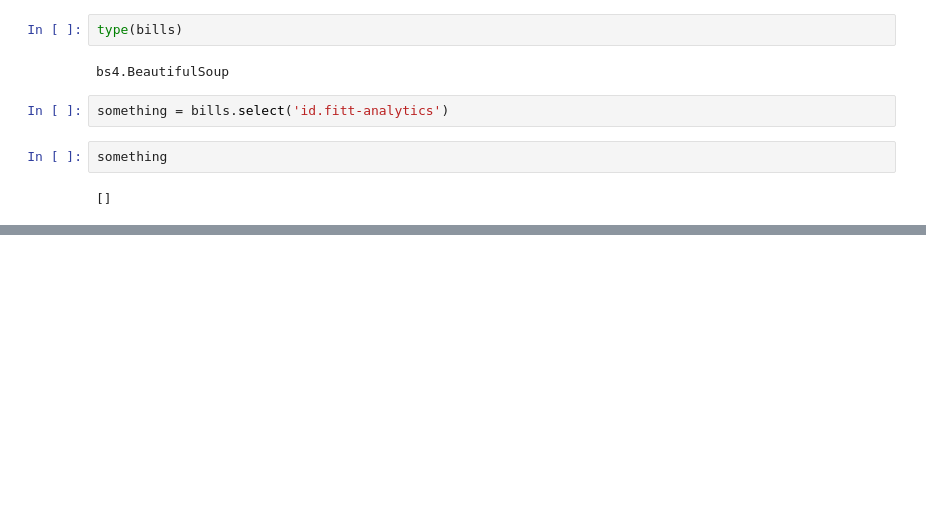
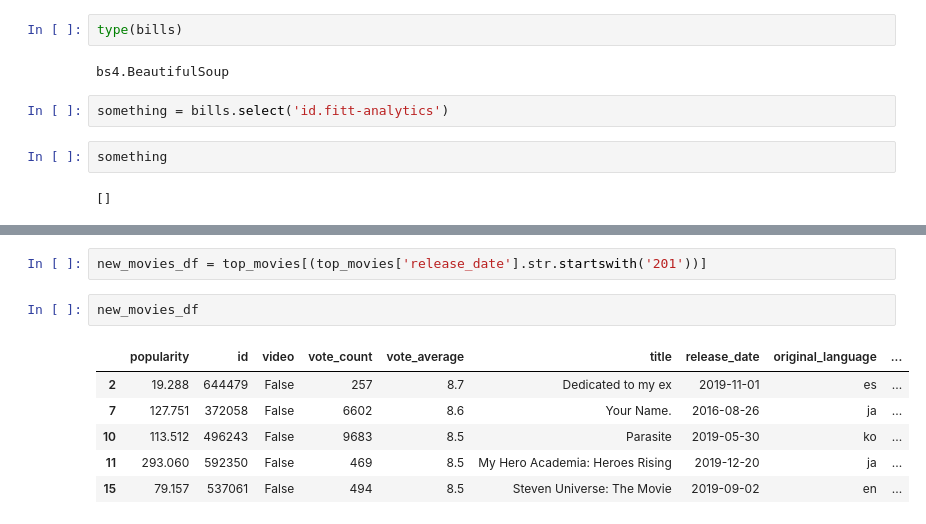
Before and after one commit to alieubaldeh1/Movies_Recomendations, a Jupyter notebook: draft.py.ipynb, the cells around one changed output, grey strips where cells are left out. Saved outputs shown, nothing was run; the diff lists cells and outputs as text; blank space fills up the shorter version.

```diff
--- a/draft.py.ipynb
+++ b/draft.py.ipynb
@@ -125,0 +300,11 @@ something
+# %%
+new_movies_df = top_movies[(top_movies['release_date'].str.startswith('201'))]
+# %%
+new_movies_df
+# %% [output]
+|  | popularity | id | video | vote_count | vote_average | title | release_date | original_language | ... |
+| 2 | 19.288 | 644479 | False | 257 | 8.7 | Dedicated to my ex | 2019-11-01 | es | ... |
+| 7 | 127.751 | 372058 | False | 6602 | 8.6 | Your Name. | 2016-08-26 | ja | ... |
+| 10 | 113.512 | 496243 | False | 9683 | 8.5 | Parasite | 2019-05-30 | ko | ... |
+| 11 | 293.060 | 592350 | False | 469 | 8.5 | My Hero Academia: Heroes Rising | 2019-12-20 | ja | ... |
+| 15 | 79.157 | 537061 | False | 494 | 8.5 | Steven Universe: The Movie | 2019-09-02 | en | ... |
```
Also changed, not shown: parts of 58 cells of this notebook, 2 other files.
